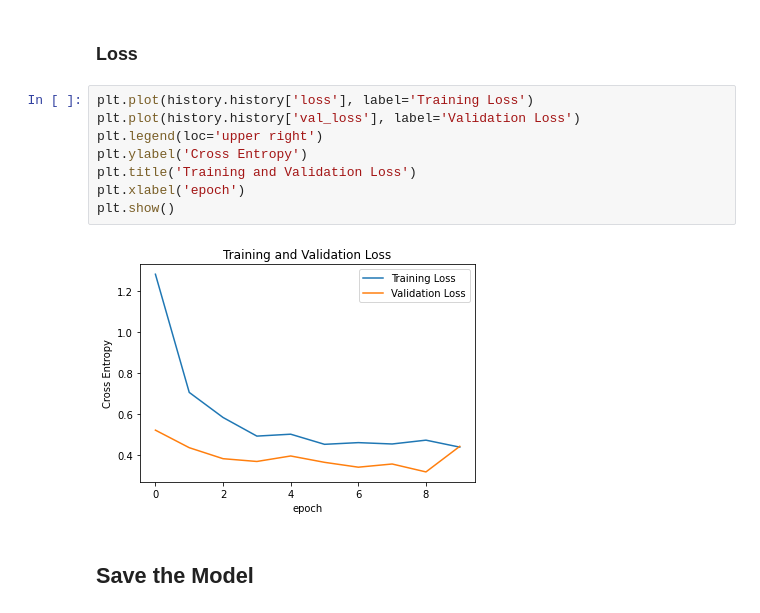
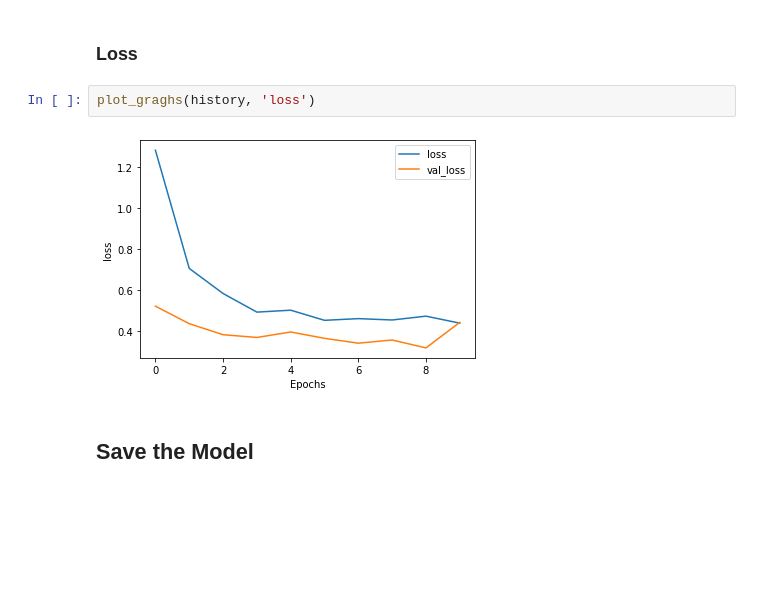
Before and after one commit to TechWas/develop-model, a Jupyter notebook: transfer_learning_VGG19.ipynb, the cells around one changed output. Drawn from its saved outputs; the diff is of its cells as text; blank space fills up the shorter version.

```diff
--- a/transfer_learning_VGG19.ipynb
+++ b/transfer_learning_VGG19.ipynb
@@ -145,15 +148,9 @@ Text(0.5, 1.0, 'Training and Validation Accuracy')
 # %% [markdown]
 ### Loss
-# %%
-plt.plot(history.history['loss'], label='Training Loss')
-plt.plot(history.history['val_loss'], label='Validation Loss')
-plt.legend(loc='upper right')
-plt.ylabel('Cross Entropy')
-plt.title('Training and Validation Loss')
-plt.xlabel('epoch')
-plt.show()
-# %% [output]
-[figure, removed]
+# %%
+plot_graghs(history, 'loss')
+# %% [output]
+[figure, added]
 # %% [markdown]
 ## Save the Model
 # %%
```
Also changed, not shown: parts of 3 cells of this notebook, 1 other file.
